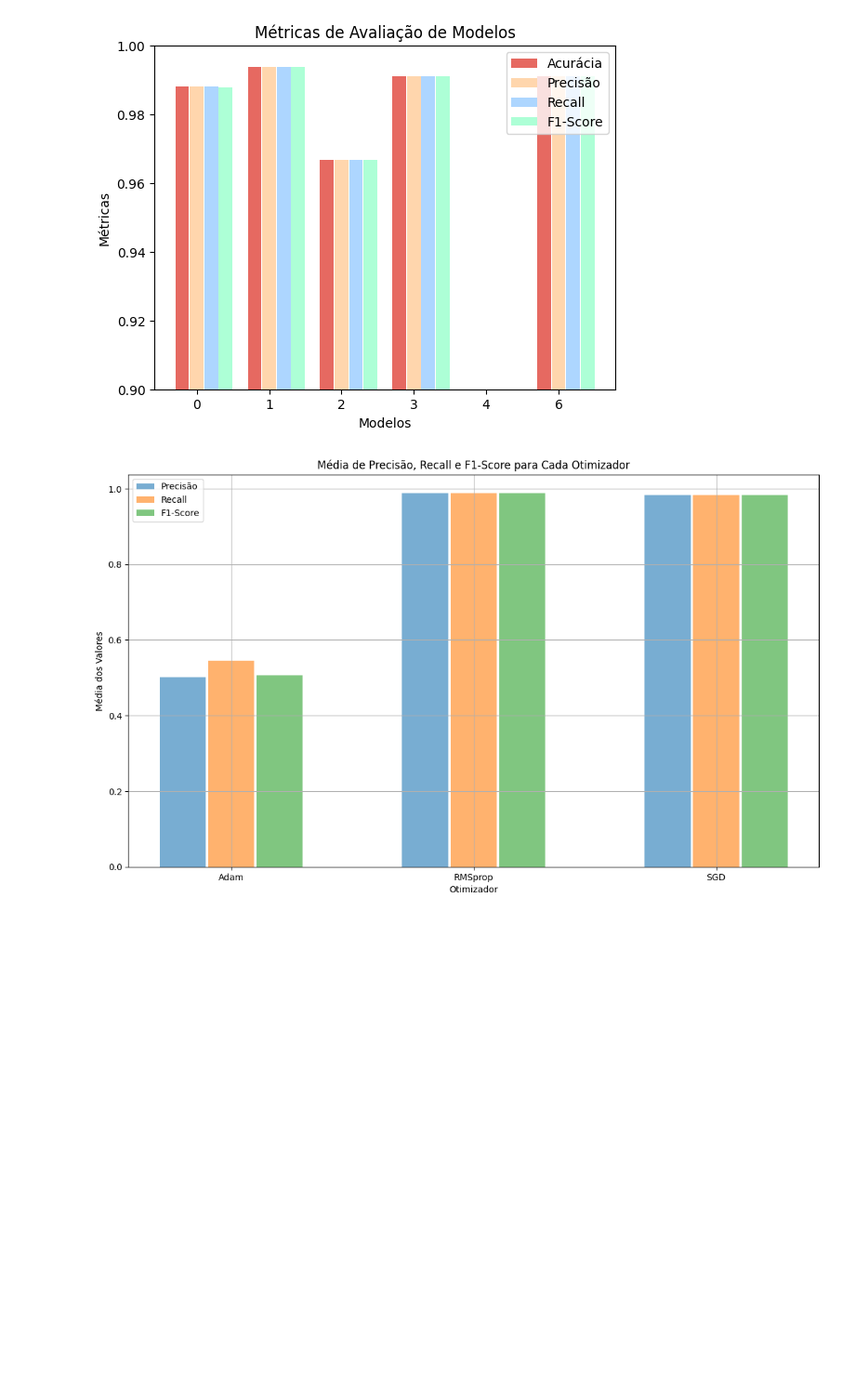
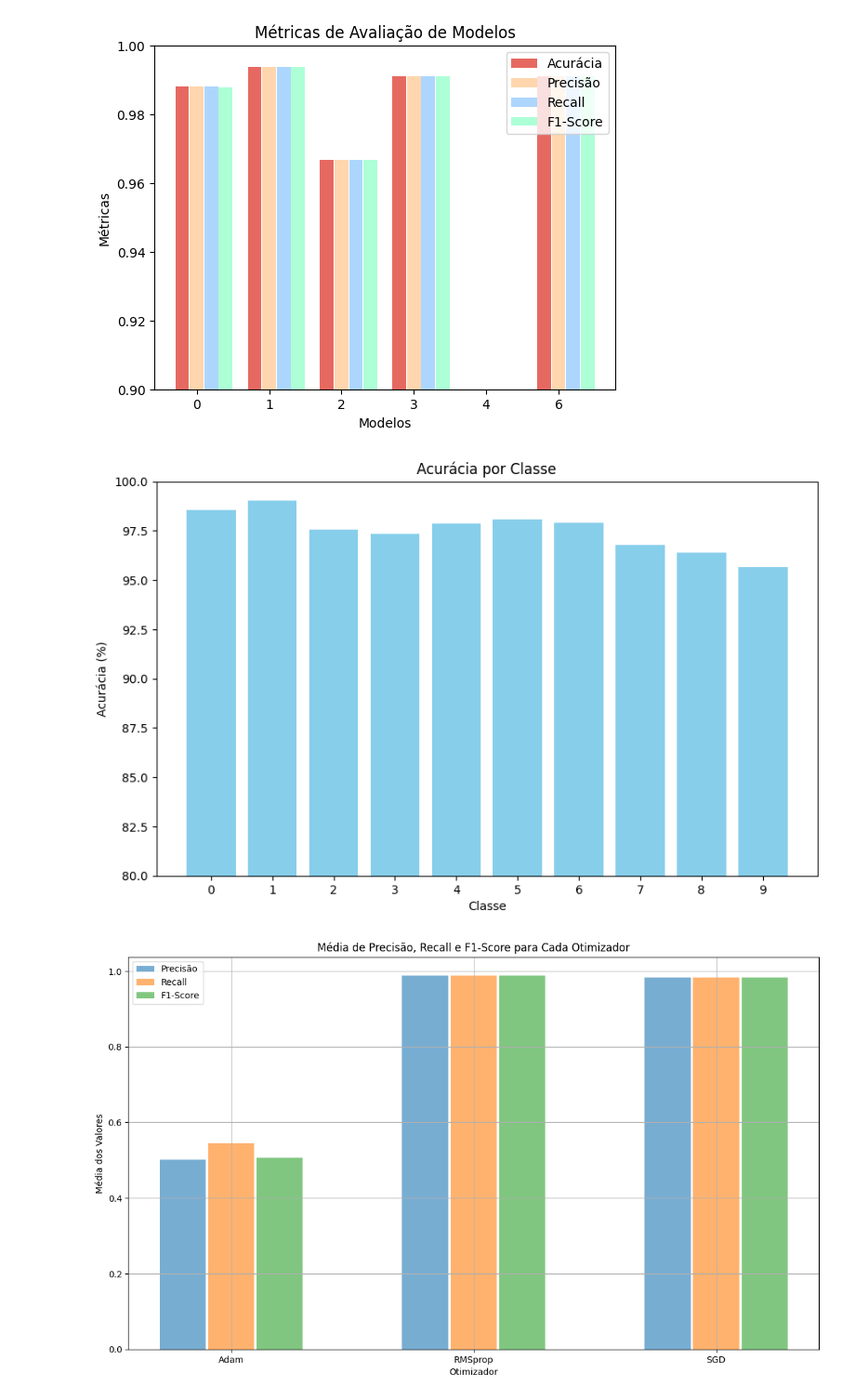
Before and after one commit to GuilhermeMaciel75/Redes_Neurais_p1, a Jupyter notebook: src/CNNPyTorch.ipynb, the cells around one changed output. Shown at 93% size. Saved outputs shown, nothing was run; the diff lists cells and outputs as text; code cells hidden in the pictures; blank space fills up the shorter version.

Commit message:
Feat: Add graph Accuracy x Class

```diff
--- a/src/CNNPyTorch.ipynb
+++ b/src/CNNPyTorch.ipynb
@@ -629,7 +603,7 @@ model_df.to_csv('cnn_models_metrics.csv', index=False)
 # %% [markdown]
 ## Carregando modelo treinado
 # %%
-# path_model_trained = ''
+path_model_trained = 'modelos_treinados\model_20240520_214724.pth'
 
 model_trained = BaseCNN().to(device)
 model_trained.load_state_dict(torch.load(path_model_trained))
@@ -725,6 +693,23 @@ ax.legend()
 # %% [output]
 <matplotlib.legend.Legend at 0x...>
 [figure]
+# %%
+acc_data = pd.DataFrame(all_accuracy, columns=['Acurácia'])
+
+plt.figure(figsize=(10, 6))
+plt.bar(acc_data.index, acc_data['Acurácia'], color='skyblue')
+
+# Adicionando títulos e rótulos
+plt.title('Acurácia por Classe')
+plt.xlabel('Classe')
+plt.ylabel('Acurácia (%)')
+plt.xticks(acc_data.index)
+plt.ylim(80, 100)
+
+# Mostrando o gráfico
+plt.show()
+# %% [output]
+[figure, added]
 # %%
 # Agrupar por otimizador e calcular médias
 optimizer_group = df.groupby('params_optimizer').mean()
```
Also changed, not shown: parts of 7 cells of this notebook.
